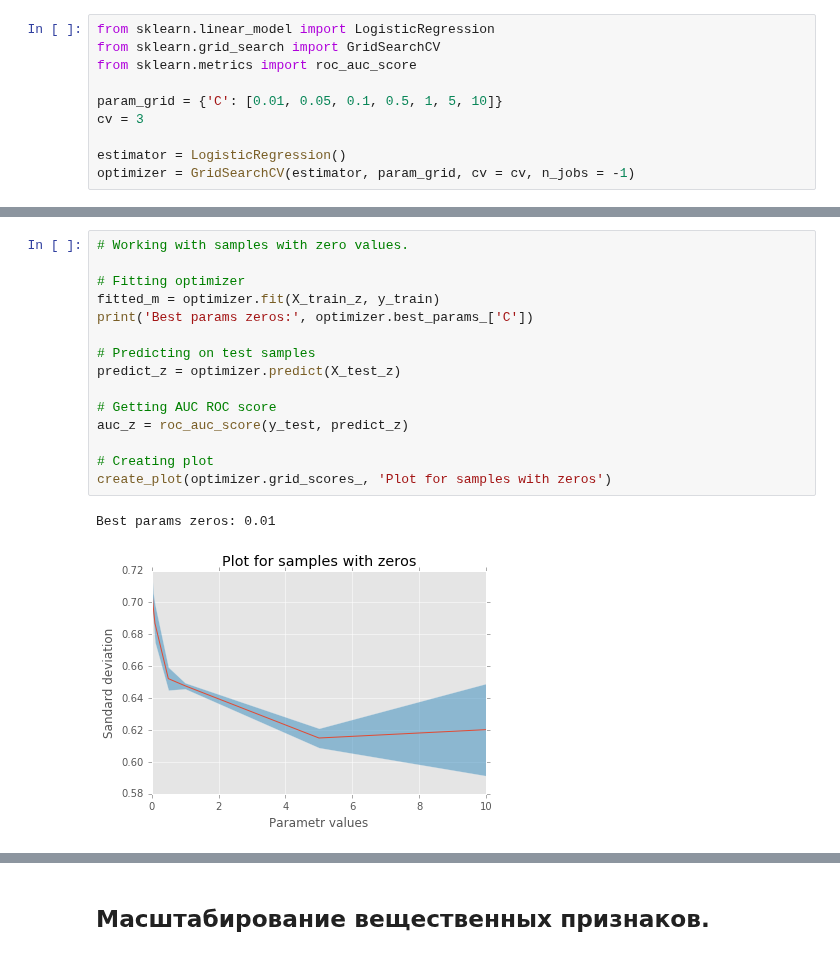
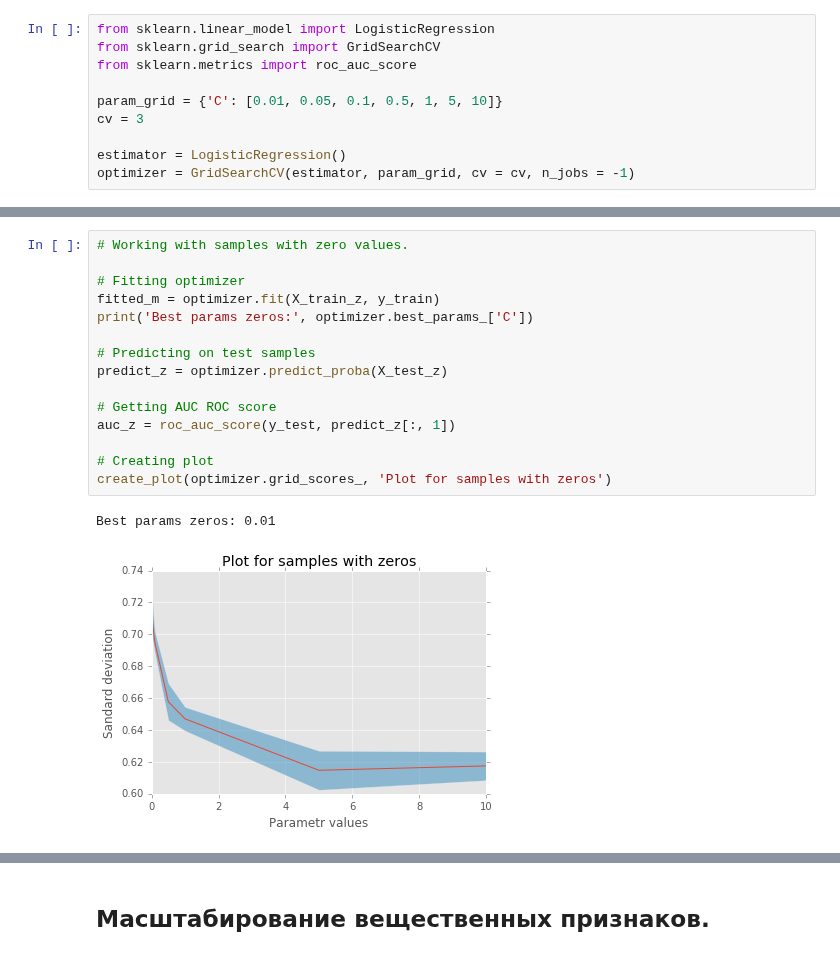
Before and after one commit to dbulgakov/HSE_DataMiningHW, a Jupyter notebook: DataAnalysis/Homeworks/Solutions/HW5/HW5_solution.ipynb, the cells around one changed output, grey strips where cells are left out. Saved outputs shown, nothing was run; the diff lists cells and outputs as text.

Commit message:
Updated to predict_proba

```diff
--- a/DataAnalysis/Homeworks/Solutions/HW5/HW5_solution.ipynb
+++ b/DataAnalysis/Homeworks/Solutions/HW5/HW5_solution.ipynb
@@ -260,21 +260,21 @@ Best params mean: 0.01
 # %%
 # Working with samples with zero values.
 
 # Fitting optimizer
 fitted_m = optimizer.fit(X_train_z, y_train)
 print('Best params zeros:', optimizer.best_params_['C'])
 
 # Predicting on test samples
-predict_z = optimizer.predict(X_test_z)
+predict_z = optimizer.predict_proba(X_test_z)
 
 # Getting AUC ROC score
-auc_z = roc_auc_score(y_test, predict_z)
+auc_z = roc_auc_score(y_test, predict_z[:, 1])
 
 # Creating plot
 create_plot(optimizer.grid_scores_, 'Plot for samples with zeros')
 # %% [output]
 Best params zeros: 0.01
-[figure, old version]
+[figure, new version]
 # %%
 print('AUC ROC for zeros version = ', auc_z)
 print('AUC ROC for mean version = ', auc_m)
```
Also changed, not shown: parts of 8 cells of this notebook.
